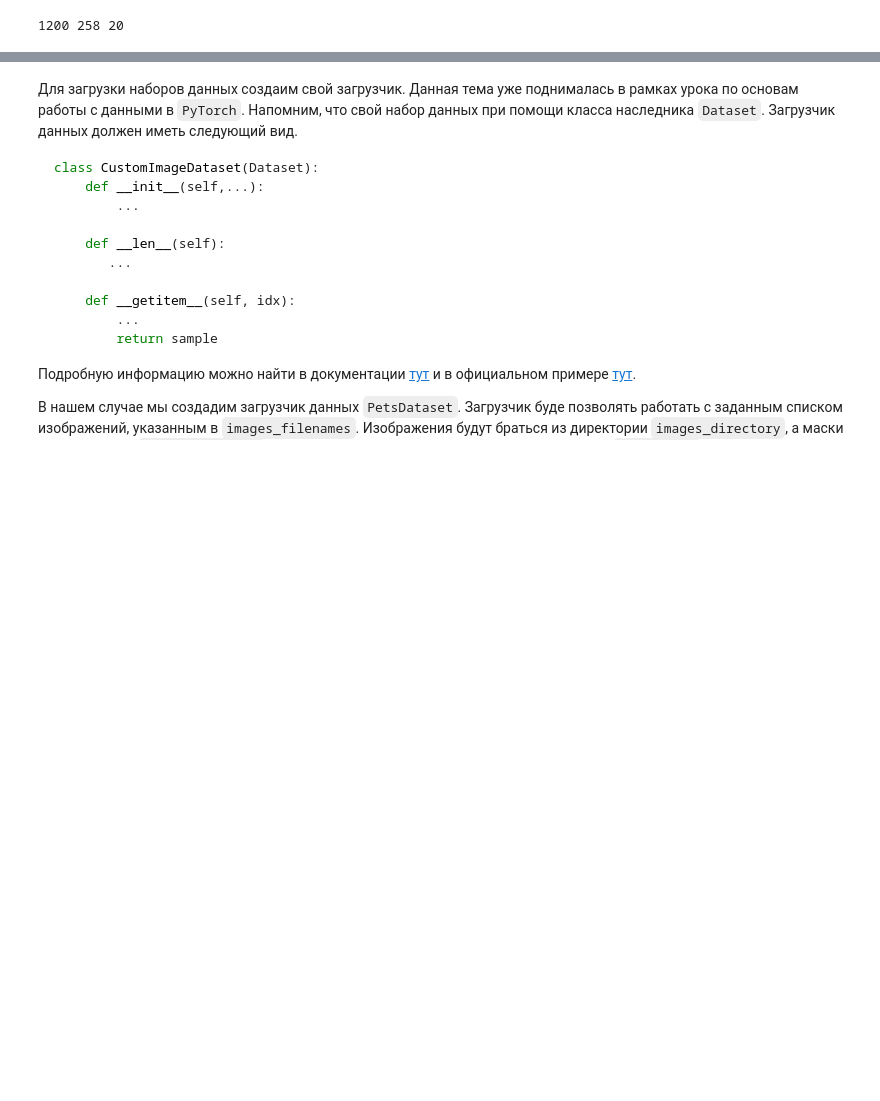
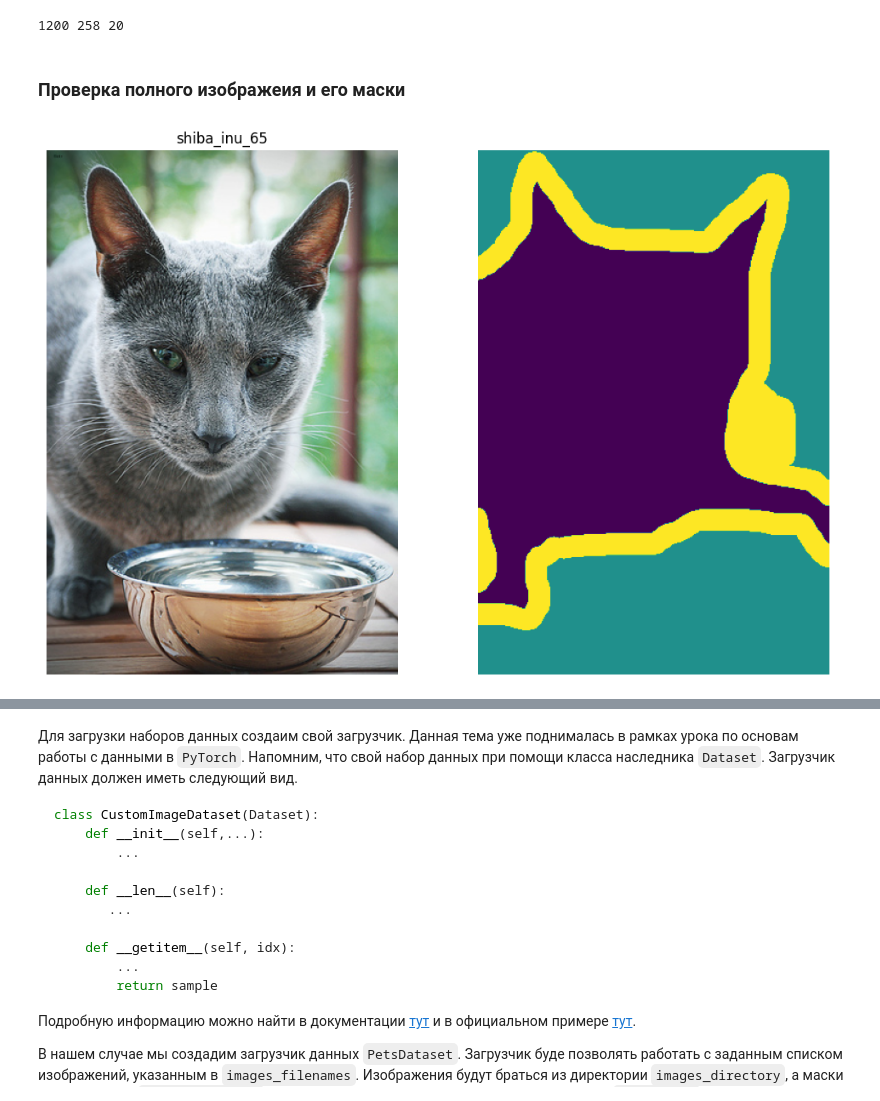
Before and after one commit to MVRonkin/Computer-Vision-Course_lec-practice, a Jupyter notebook: 2025/WS/WS7_Semantic Segmentation.ipynb, the cells around one changed output, grey strips where cells are left out. Drawn from its saved outputs; the diff is of its cells as text; code cells hidden in the pictures; blank space fills up the shorter version.

```diff
--- a/2025/WS/WS7_Semantic Segmentation.ipynb
+++ b/2025/WS/WS7_Semantic Segmentation.ipynb
@@ -168,3 +171,13 @@ test_images_filenames  = images_filenames[-N_TEST::STEP]
 print(len(train_images_filenames), len(val_images_filenames), len(test_images_filenames))
 # %% [output]
 1200 258 20
+# %% [markdown]
+### Проверка полного изображеия и его маски
+# %%
+fig,axs = plt.subplots(1,2,figsize=(12,8))
+img = Image.open(os.path.join(images_directory,test_images_filenames[0]))
+anno = Image.open(os.path.join(masks_directory,test_images_filenames[0]).replace(".jpg", ".png"))
+axs[0].imshow(img); axs[0].set_axis_off(); axs[0].set_title(images_filenames[0].split('.')[0])
+axs[1].imshow(anno); axs[1].set_axis_off();
+# %% [output]
+[figure, added]
```
Also changed, not shown: parts of 129 cells of this notebook, 1 other file.
